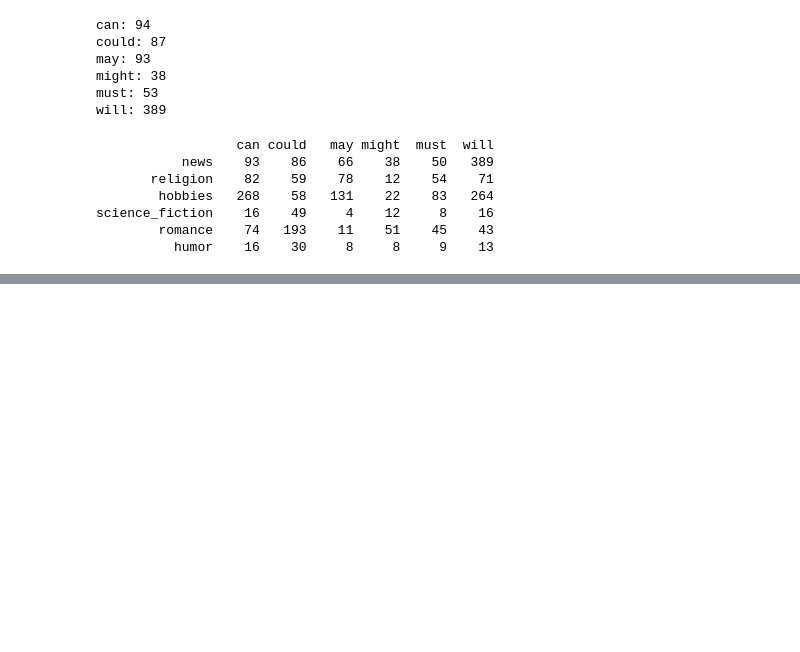
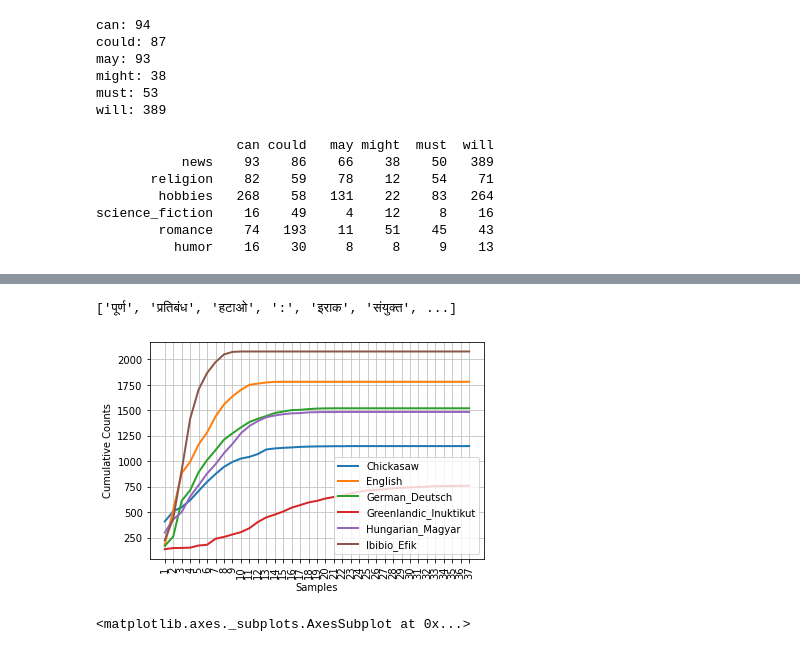
Before and after one commit to prakharsrivastava/Interviews, a Jupyter notebook: Natural_Language_Processing_with_Python_ch_2.ipynb, the cells around one changed output, grey strips where cells are left out. Cells and saved outputs as stored; diff of their text form; code cells hidden in the pictures; blank space fills up the shorter version.

```diff
--- a/Natural_Language_Processing_with_Python_ch_2.ipynb
+++ b/Natural_Language_Processing_with_Python_ch_2.ipynb
@@ -223,0 +284,16 @@ science_fiction    16    49     4    12     8    16
+# %%
+nltk.corpus.indian.words('hindi.pos')
+# %% [output]
+['पूर्ण', 'प्रतिबंध', 'हटाओ', ':', 'इराक', 'संयुक्त', ...]
+# %%
+from nltk.corpus import udhr
+languages = ['Chickasaw', 'English', 'German_Deutsch',
+'Greenlandic_Inuktikut', 'Hungarian_Magyar', 'Ibibio_Efik']
+cfd = nltk.ConditionalFreqDist(
+(lang, len(word))
+for lang in languages
+for word in udhr.words(lang + '-Latin1'))
+cfd.plot(cumulative=True)
+# %% [output]
+[figure, added]
+<matplotlib.axes._subplots.AxesSubplot at 0x...>
```
Also changed, not shown: parts of 30 cells of this notebook.
